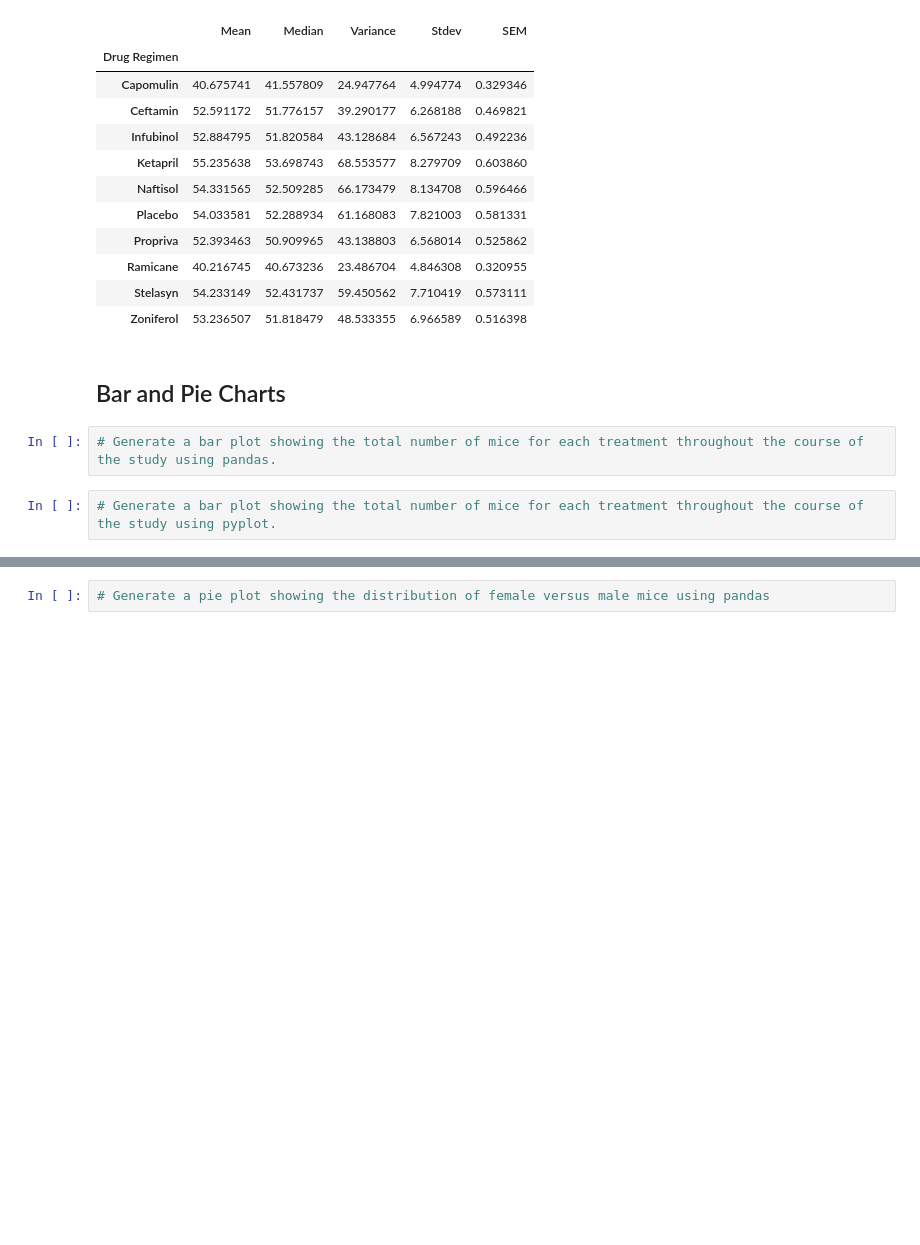
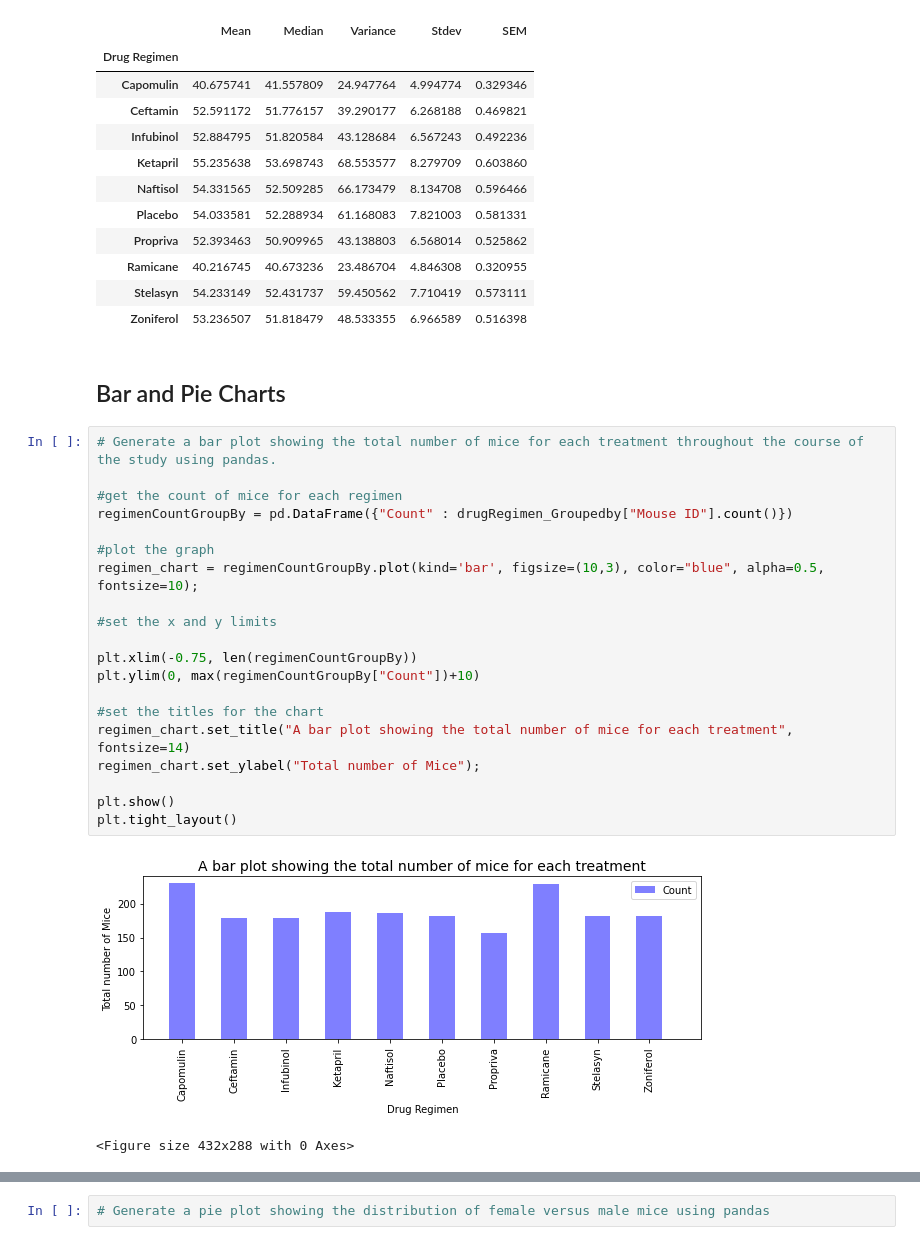
Before and after one commit to bradhika80/05-Matplotlib, a Jupyter notebook: Pymaceuticals/pymaceuticals_starter.ipynb, the cells around one changed output, grey strips where cells are left out. Drawn from its saved outputs; the diff is of its cells as text; blank space fills up the shorter version.

Commit message:
bar plot calculations completed

```diff
--- a/Pymaceuticals/pymaceuticals_starter.ipynb
+++ b/Pymaceuticals/pymaceuticals_starter.ipynb
@@ -132,7 +134,26 @@ summaryStatSingle_df
 | Zoniferol | 53.236507 | 51.818479 | 48.533355 | 6.966589 | 0.516398 |
 # %% [markdown]
 ## Bar and Pie Charts
-# %%
-# Generate a bar plot showing the total number of mice for each treatment throughout the course of the study using pandas.
-# %%
-# Generate a bar plot showing the total number of mice for each treatment throughout the course of the study using pyplot.
+# %%
+# Generate a bar plot showing the total number of mice for each treatment throughout the course of the study using pandas.
+
+#get the count of mice for each regimen
+regimenCountGroupBy = pd.DataFrame({"Count" : drugRegimen_Groupedby["Mouse ID"].count()})
+
+#plot the graph
+regimen_chart = regimenCountGroupBy.plot(kind='bar', figsize=(10,3), color="blue", alpha=0.5, fontsize=10);
+
+#set the x and y limits
+
+plt.xlim(-0.75, len(regimenCountGroupBy))
+plt.ylim(0, max(regimenCountGroupBy["Count"])+10)
+
+#set the titles for the chart
+regimen_chart.set_title("A bar plot showing the total number of mice for each treatment", fontsize=14)
+regimen_chart.set_ylabel("Total number of Mice");
+
+plt.show()
+plt.tight_layout()
+# %% [output]
+[figure, added]
+<Figure size 432x288 with 0 Axes>
```
Also changed, not shown: parts of 2 cells of this notebook.
